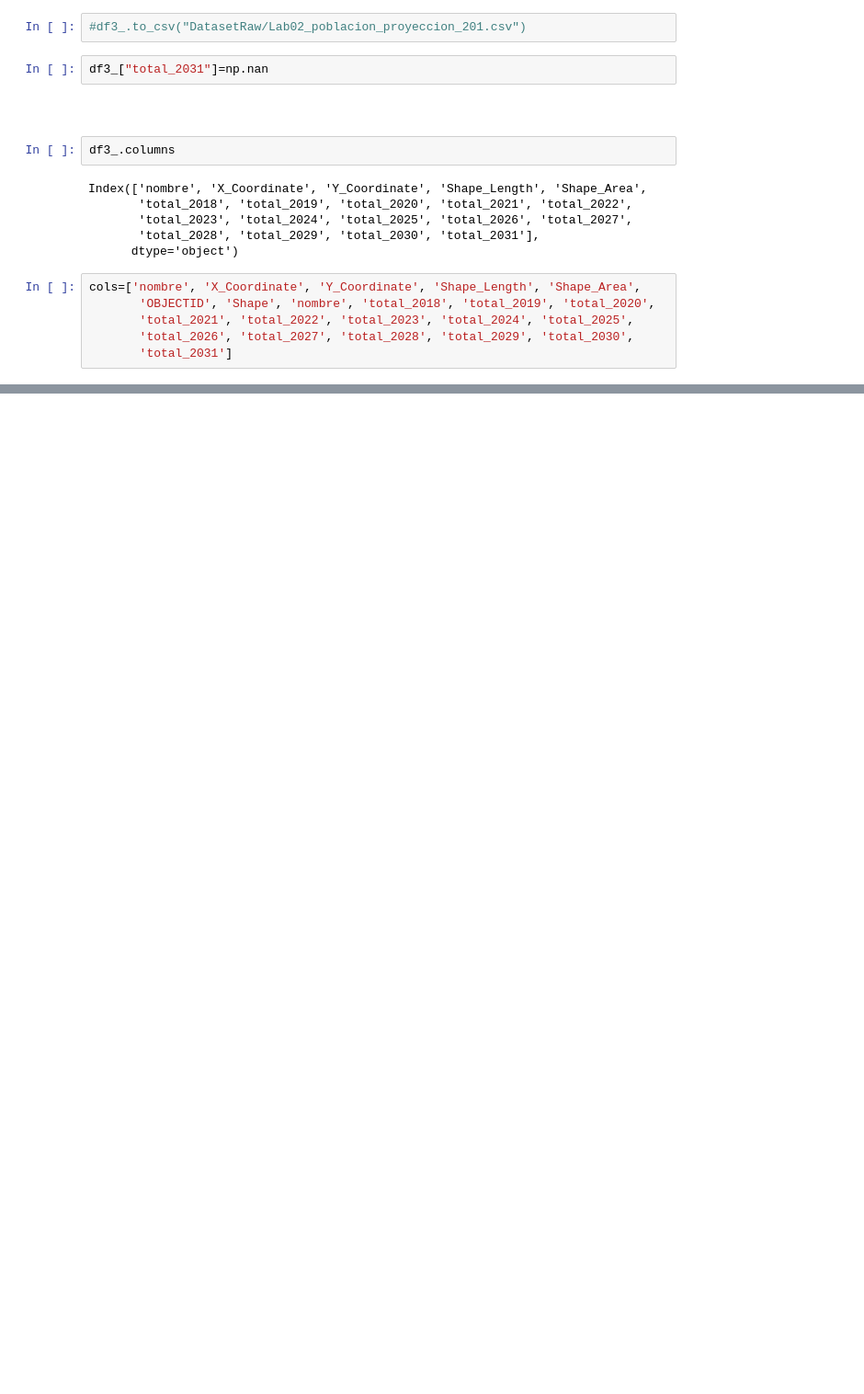
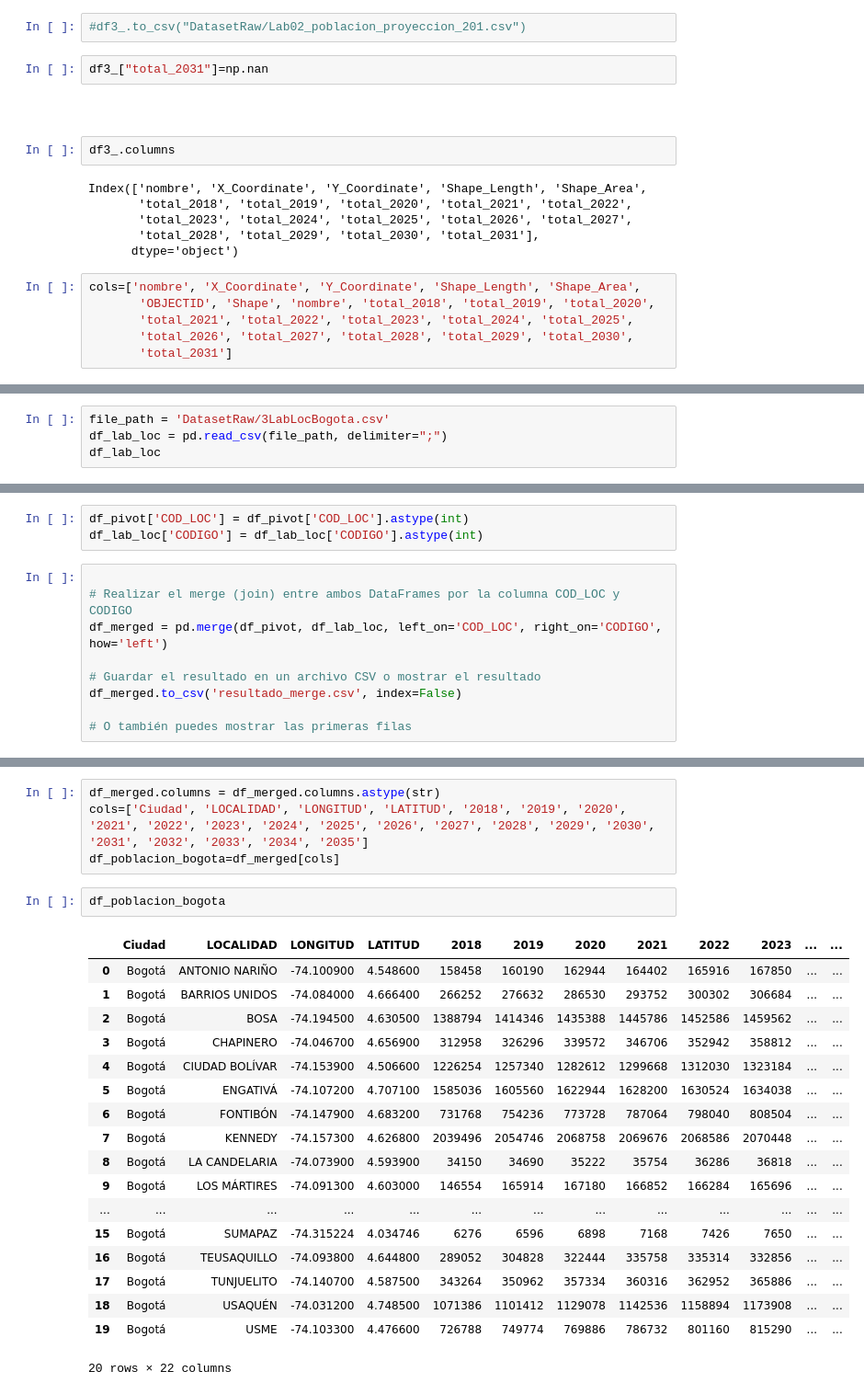
Before and after one commit to fundatosudea/material_20242, a Jupyter notebook: exploraciondatos/Lab02_exploracion.ipynb, the cells around one changed output, grey strips where cells are left out. Shown at 92% size. Drawn from its saved outputs; the diff is of its cells as text; blank space fills up the shorter version.

```diff
--- a/exploraciondatos/Lab02_exploracion.ipynb
+++ b/exploraciondatos/Lab02_exploracion.ipynb
@@ -68,0 +303,4 @@ df3_.to_csv("DatasetRaw/Lab02_poblacion_proyeccion_201.csv")
+# %%
+file_path = 'DatasetRaw/3LabLocBogota.csv'
+df_lab_loc = pd.read_csv(file_path, delimiter=";")
+df_lab_loc
@@ -68,0 +325,12 @@ df3_.to_csv("DatasetRaw/Lab02_poblacion_proyeccion_201.csv")
+# %%
+df_pivot['COD_LOC'] = df_pivot['COD_LOC'].astype(int)
+df_lab_loc['CODIGO'] = df_lab_loc['CODIGO'].astype(int)
+# %%
+
+# Realizar el merge (join) entre ambos DataFrames por la columna COD_LOC y CODIGO
+df_merged = pd.merge(df_pivot, df_lab_loc, left_on='COD_LOC', right_on='CODIGO', how='left')
+
+# Guardar el resultado en un archivo CSV o mostrar el resultado
+df_merged.to_csv('resultado_merge.csv', index=False)
+
+# O también puedes mostrar las primeras filas
@@ -68,0 +347,25 @@ df3_.to_csv("DatasetRaw/Lab02_poblacion_proyeccion_201.csv")
+# %%
+df_merged.columns = df_merged.columns.astype(str)
+cols=['Ciudad', 'LOCALIDAD', 'LONGITUD', 'LATITUD', '2018', '2019', '2020', '2021', '2022', '2023', '2024', '2025', '2026', '2027', '2028', '2029', '2030', '2031', '2032', '2033', '2034', '2035']
+df_poblacion_bogota=df_merged[cols]
+# %%
+df_poblacion_bogota
+# %% [output]
+|  | Ciudad | LOCALIDAD | LONGITUD | LATITUD | 2018 | 2019 | 2020 | 2021 | 2022 | 2023 | ... | ... |
+| 0 | Bogotá | ANTONIO NARIÑO | -74.100900 | 4.548600 | 158458 | 160190 | 162944 | 164402 | 165916 | 167850 | ... | ... |
+| 1 | Bogotá | BARRIOS UNIDOS | -74.084000 | 4.666400 | 266252 | 276632 | 286530 | 293752 | 300302 | 306684 | ... | ... |
+| 2 | Bogotá | BOSA | -74.194500 | 4.630500 | 1388794 | 1414346 | 1435388 | 1445786 | 1452586 | 1459562 | ... | ... |
+| 3 | Bogotá | CHAPINERO | -74.046700 | 4.656900 | 312958 | 326296 | 339572 | 346706 | 352942 | 358812 | ... | ... |
+| 4 | Bogotá | CIUDAD BOLÍVAR | -74.153900 | 4.506600 | 1226254 | 1257340 | 1282612 | 1299668 | 1312030 | 1323184 | ... | ... |
+| 5 | Bogotá | ENGATIVÁ | -74.107200 | 4.707100 | 1585036 | 1605560 | 1622944 | 1628200 | 1630524 | 1634038 | ... | ... |
+| 6 | Bogotá | FONTIBÓN | -74.147900 | 4.683200 | 731768 | 754236 | 773728 | 787064 | 798040 | 808504 | ... | ... |
+| 7 | Bogotá | KENNEDY | -74.157300 | 4.626800 | 2039496 | 2054746 | 2068758 | 2069676 | 2068586 | 2070448 | ... | ... |
+| 8 | Bogotá | LA CANDELARIA | -74.073900 | 4.593900 | 34150 | 34690 | 35222 | 35754 | 36286 | 36818 | ... | ... |
+| 9 | Bogotá | LOS MÁRTIRES | -74.091300 | 4.603000 | 146554 | 165914 | 167180 | 166852 | 166284 | 165696 | ... | ... |
+| ... | ... | ... | ... | ... | ... | ... | ... | ... | ... | ... | ... | ... |
+| 15 | Bogotá | SUMAPAZ | -74.315224 | 4.034746 | 6276 | 6596 | 6898 | 7168 | 7426 | 7650 | ... | ... |
+| 16 | Bogotá | TEUSAQUILLO | -74.093800 | 4.644800 | 289052 | 304828 | 322444 | 335758 | 335314 | 332856 | ... | ... |
+| 17 | Bogotá | TUNJUELITO | -74.140700 | 4.587500 | 343264 | 350962 | 357334 | 360316 | 362952 | 365886 | ... | ... |
+| 18 | Bogotá | USAQUÉN | -74.031200 | 4.748500 | 1071386 | 1101412 | 1129078 | 1142536 | 1158894 | 1173908 | ... | ... |
+| 19 | Bogotá | USME | -74.103300 | 4.476600 | 726788 | 749774 | 769886 | 786732 | 801160 | 815290 | ... | ... |
+20 rows × 22 columns
```
Also changed, not shown: parts of 23 cells of this notebook, 12 other files.
